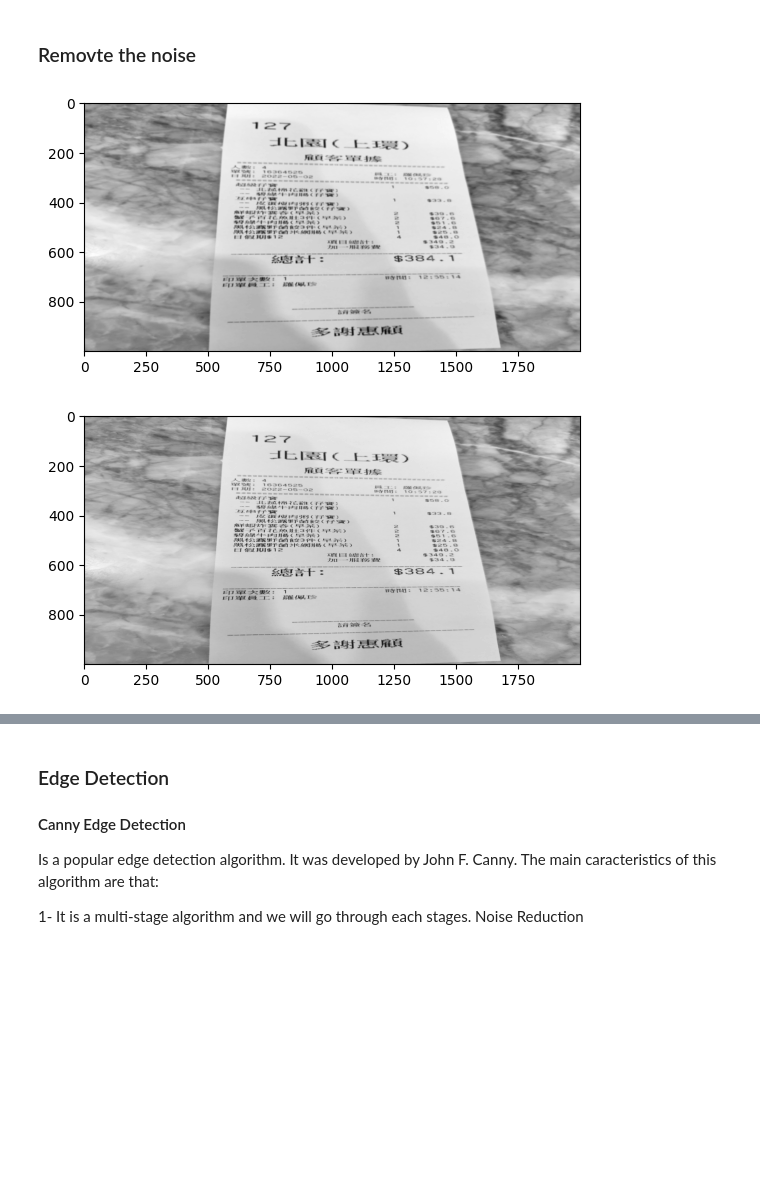
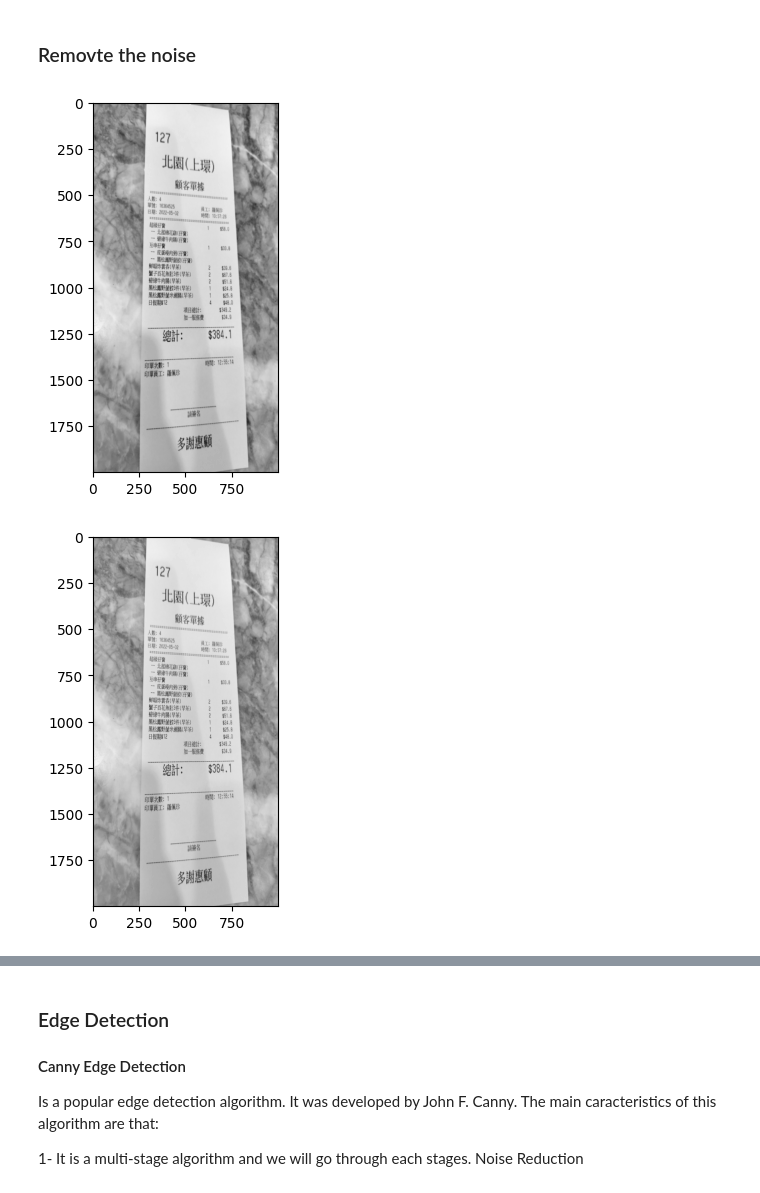
Before and after one commit to Hctor11/statistics-notes, a Jupyter notebook: 00-training-practices/document-scanner/scanner.ipynb, the cells around one changed output, grey strips where cells are left out. Drawn from its saved outputs; the diff is of its cells as text; code cells hidden in the pictures; blank space fills up the shorter version.

```diff
--- a/00-training-practices/document-scanner/scanner.ipynb
+++ b/00-training-practices/document-scanner/scanner.ipynb
@@ -23,7 +23,7 @@ img_path = "./images/01.jpg"
 img = cv2.imread(img_path)
 
 # Resizing image with the .resize() method
-img = cv2.resize(img, (2000,1000))
+img = cv2.resize(img, (1000,2000))
 # %% [markdown]
 ### Process of using the image for code processing
 
@@ -37,20 +37,20 @@ img = cv2.resize(img, (2000,1000))
 # %%
 # Remove the noise --------------------------------------------------------------------
 original = img.copy()
 gray = cv2.cvtColor(original, cv2.COLOR_BGR2GRAY) # making the image one color
 
 # Blurring the image
-blurred = cv2.GaussianBlur(gray, (5,5), 100) #GaussianBlur(src,ksize,sigmaX[,dst[,sigmaY[,borderType]]])
+blurred = cv2.GaussianBlur(gray, (5,5), 0) #GaussianBlur(src,ksize,sigmaX[,dst[,sigmaY[,borderType]]])
 
 
 plt.imshow(blurred, cmap='gray')
 plt.show()
 
 plt.imshow(gray, cmap='gray')
 plt.show()
 # %% [output]
-[figure, old version]
+[figure, new version]
-[figure, old version]
+[figure, new version]
 # %%
 regen = cv2.cvtColor(blurred, cv2.COLOR_GRAY2BGR)
 
```
Also changed, not shown: parts of 6 cells of this notebook.
